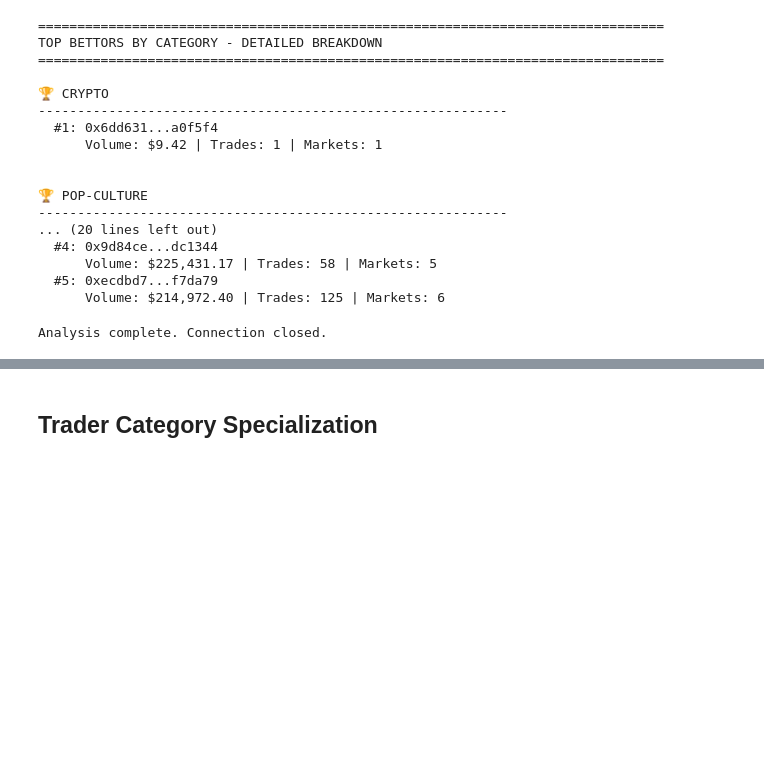
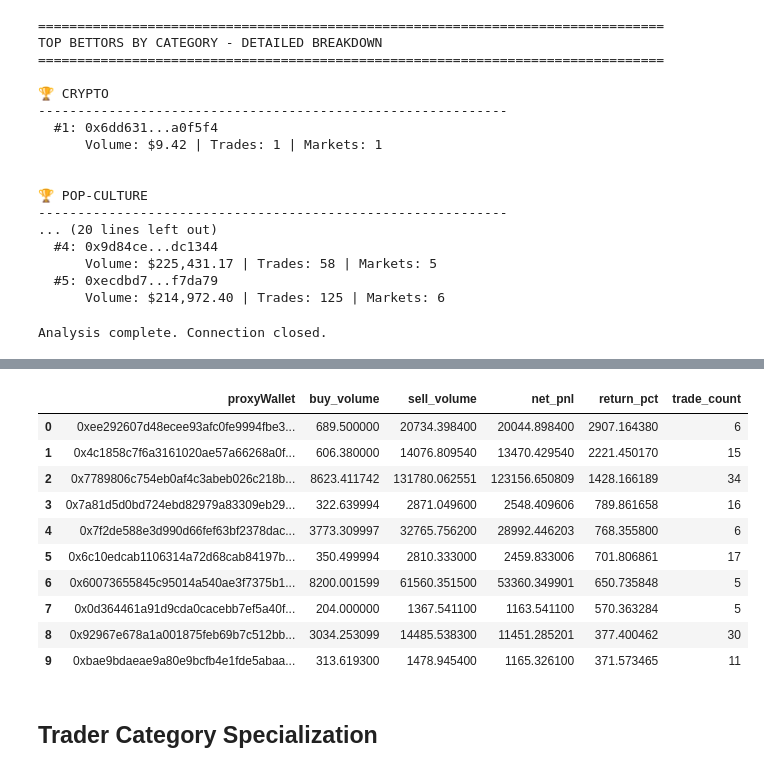
Before and after one commit to Nav1212/PolyMarketAnalytics, a Jupyter notebook: notebooks/trader_backtest.ipynb, the cells around one changed output, grey strips where cells are left out. Cells and saved outputs as stored; diff of their text form; code cells hidden in the pictures; blank space fills up the shorter version.

```diff
--- a/notebooks/trader_backtest.ipynb
+++ b/notebooks/trader_backtest.ipynb
@@ -580,3 +580,77 @@ conn.close()
 print("Analysis complete. Connection closed.")
 # %% [output]
 Analysis complete. Connection closed.
+# %%
+# Re-establish connection and calculate average return for US-current-affairs
+conn = duckdb.connect(":memory:")
+polymarket_db = Path(r"C:\Users\User\Desktop\VibeCoding\PolyMarketData\polymarket.duckdb")
+conn.execute(f"ATTACH '{polymarket_db}' AS marketdb (READ_ONLY)")
+
+conn.execute(f"""
+    CREATE VIEW trades AS
+    SELECT * FROM read_parquet('{TRADES_GLOB}', hive_partitioning=true)
+""")
+conn.execute(f"""
+    CREATE VIEW gamma_markets AS
+    SELECT * FROM read_parquet('{MARKETS_GLOB}', hive_partitioning=true)
+""")
+
+# Calculate average returns for US-current-affairs traders
+# Return = (Sell Volume - Buy Volume) / Buy Volume for realized trades
+us_current_affairs_returns = conn.execute("""
+    WITH trader_pnl AS (
+        SELECT
+            t.proxyWallet,
+            SUM(CASE WHEN t.side = 'BUY' THEN t.size * t.price ELSE 0 END) as buy_volume,
+            SUM(CASE WHEN t.side = 'SELL' THEN t.size * t.price ELSE 0 END) as sell_volume,
+            SUM(CASE WHEN t.side = 'SELL' THEN t.size * t.price ELSE -t.size * t.price END) as net_pnl,
+            COUNT(*) as trade_count,
+            COUNT(DISTINCT t.conditionId) as markets_traded
+        FROM trades t
+        INNER JOIN gamma_markets gm ON t.conditionId = gm.conditionId
+        WHERE gm.category = 'US-current-affairs'
+        GROUP BY t.proxyWallet
+        HAVING COUNT(*) >= 2  -- At least 2 trades for meaningful analysis
+    )
+    SELECT
+        COUNT(*) as total_traders,
+        AVG(net_pnl) as avg_net_pnl,
+        AVG(CASE WHEN buy_volume > 0 THEN (sell_volume - buy_volume) / buy_volume * 100 END) as avg_return_pct,
+        SUM(net_pnl) as total_net_pnl,
+        SUM(buy_volume) as total_buy_volume,
+        SUM(sell_volume) as total_sell_volume,
+        AVG(trade_count) as avg_trades_per_trader
+    FROM trader_pnl
+""").fetchdf()
+
+print("=== US-Current-Affairs Average Returns ===")
+display(us_current_affairs_returns)
+
+# More detailed breakdown
+print("\n=== Top 10 Traders by Return % (min 5 trades) ===")
+top_returns = conn.execute("""
+    WITH trader_pnl AS (
+        SELECT
+            t.proxyWallet,
+            SUM(CASE WHEN t.side = 'BUY' THEN t.size * t.price ELSE 0 END) as buy_volume,
+            SUM(CASE WHEN t.side = 'SELL' THEN t.size * t.price ELSE 0 END) as sell_volume,
+            COUNT(*) as trade_count
+        FROM trades t
+        INNER JOIN gamma_markets gm ON t.conditionId = gm.conditionId
+        WHERE gm.category = 'US-current-affairs'
+        GROUP BY t.proxyWallet
+        HAVING COUNT(*) >= 5 AND SUM(CASE WHEN t.side = 'BUY' THEN t.size * t.price ELSE 0 END) > 100
+    )
+    SELECT
+        proxyWallet,
+        buy_volume,
+        sell_volume,
+        sell_volume - buy_volume as net_pnl,
+        (sell_volume - buy_volume) / buy_volume * 100 as return_pct,
+        trade_count
+    FROM trader_pnl
+    ORDER BY return_pct DESC
+    LIMIT 10
+""").fetchdf()
+display(top_returns)
+# %% [output]
@@ -583,3 +661,14 @@ Analysis complete. Connection closed.
+|  | proxyWallet | buy_volume | sell_volume | net_pnl | return_pct | trade_count |
+| 0 | 0xee292607d48ecee93afc0fe9994fbe3... | 689.500000 | 20734.398400 | 20044.898400 | 2907.164380 | 6 |
+| 1 | 0x4c1858c7f6a3161020ae57a66268a0f... | 606.380000 | 14076.809540 | 13470.429540 | 2221.450170 | 15 |
+| 2 | 0x7789806c754eb0af4c3abeb026c218b... | 8623.411742 | 131780.062551 | 123156.650809 | 1428.166189 | 34 |
+| 3 | 0x7a81d5d0bd724ebd82979a83309eb29... | 322.639994 | 2871.049600 | 2548.409606 | 789.861658 | 16 |
+| 4 | 0x7f2de588e3d990d66fef63bf2378dac... | 3773.309997 | 32765.756200 | 28992.446203 | 768.355800 | 6 |
+| 5 | 0x6c10edcab1106314a72d68cab84197b... | 350.499994 | 2810.333000 | 2459.833006 | 701.806861 | 17 |
+| 6 | 0x60073655845c95014a540ae3f7375b1... | 8200.001599 | 61560.351500 | 53360.349901 | 650.735848 | 5 |
+| 7 | 0x0d364461a91d9cda0cacebb7ef5a40f... | 204.000000 | 1367.541100 | 1163.541100 | 570.363284 | 5 |
+| 8 | 0x92967e678a1a001875feb69b7c512bb... | 3034.253099 | 14485.538300 | 11451.285201 | 377.400462 | 30 |
+| 9 | 0xbae9bdaeae9a80e9bcfb4e1fde5abaa... | 313.619300 | 1478.945400 | 1165.326100 | 371.573465 | 11 |
 # %%
 # Top traders by category (using MarketDim if available)
 try:
```
Also changed, not shown: parts of 1 cell of this notebook, 22 other files.
